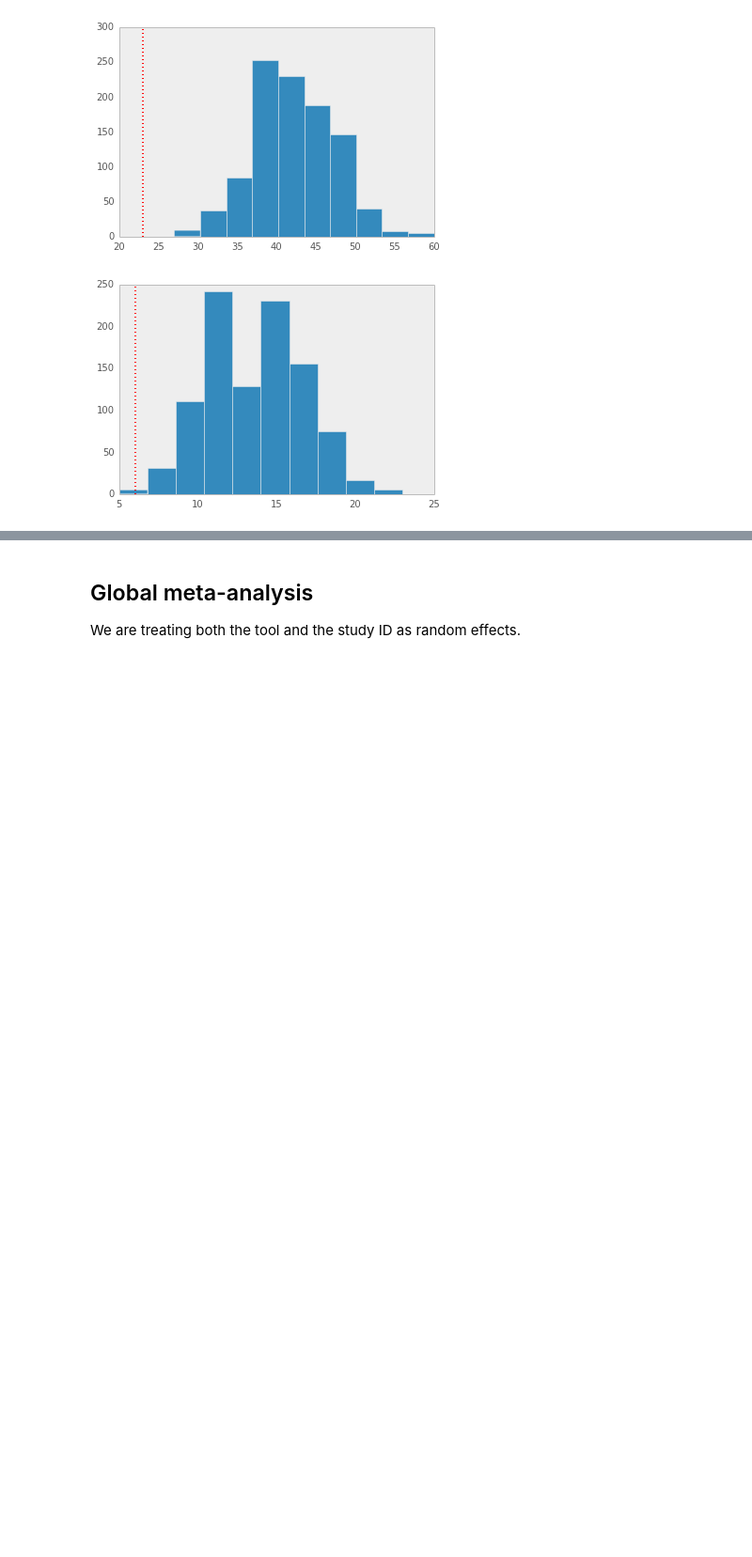
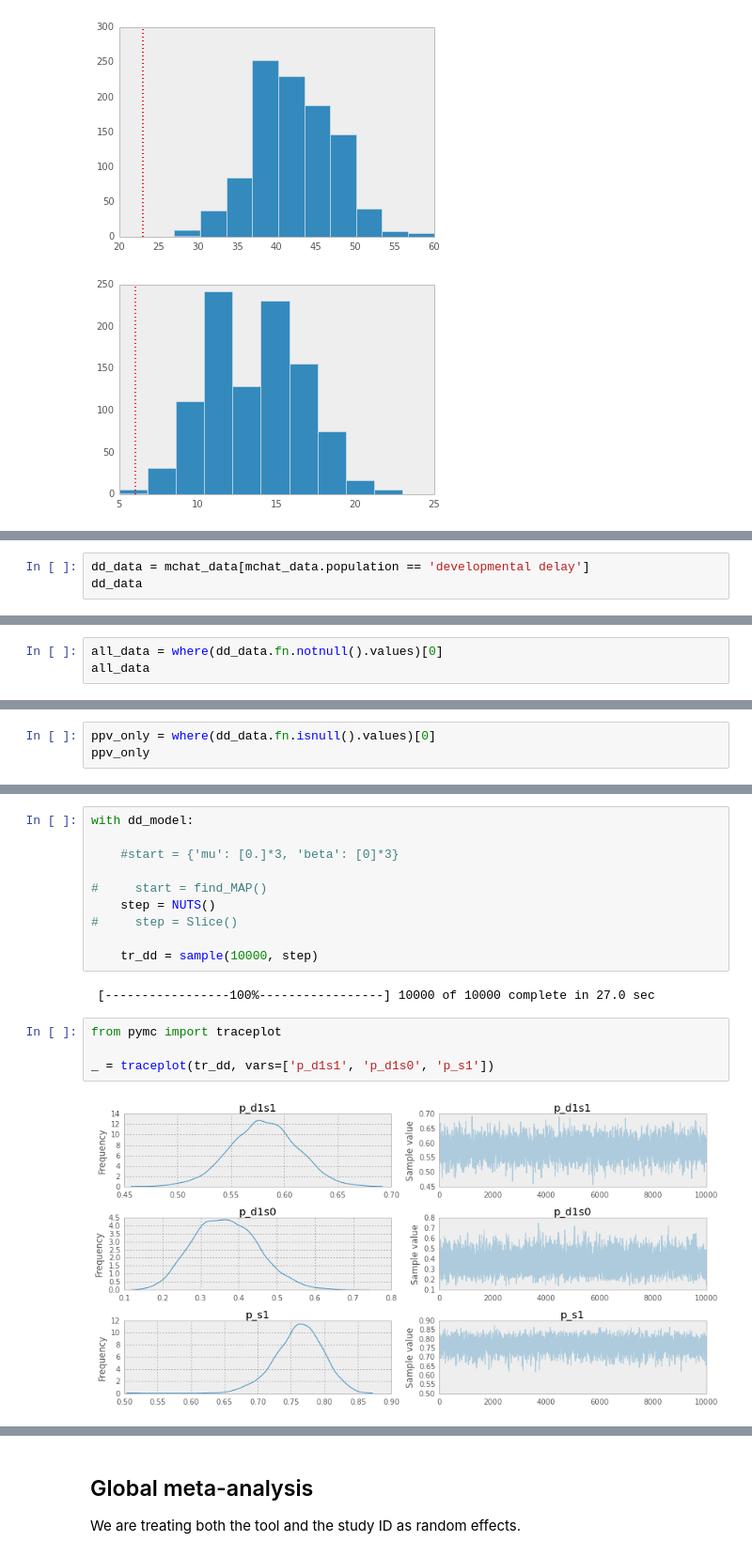
Before and after one commit to fonnesbeck/autism_screening, a Jupyter notebook: Autism Screening Meta-analysis.ipynb, the cells around one changed output, grey strips where cells are left out. Shown at 94% size. Saved outputs shown, nothing was run; the diff lists cells and outputs as text; blank space fills up the shorter version.

Commit message:
Dec 6 model state

```diff
--- a/Autism Screening Meta-analysis.ipynb
+++ b/Autism Screening Meta-analysis.ipynb
@@ -367,0 +374,3 @@ for i,d in enumerate(ppv_only):
+# %%
+dd_data = mchat_data[mchat_data.population == 'developmental delay']
+dd_data
@@ -367,0 +395,3 @@ for i,d in enumerate(ppv_only):
+# %%
+all_data = where(dd_data.fn.notnull().values)[0]
+all_data
@@ -367,0 +400,3 @@ for i,d in enumerate(ppv_only):
+# %%
+ppv_only = where(dd_data.fn.isnull().values)[0]
+ppv_only
@@ -367,0 +469,18 @@ for i,d in enumerate(ppv_only):
+# %%
+with dd_model:
+
+    #start = {'mu': [0.]*3, 'beta': [0]*3}
+
+#     start = find_MAP()
+    step = NUTS()
+#     step = Slice()
+
+    tr_dd = sample(10000, step)
+# %% [output]
+ [-----------------100%-----------------] 10000 of 10000 complete in 27.0 sec
+# %%
+from pymc import traceplot
+
+_ = traceplot(tr_dd, vars=['p_d1s1', 'p_d1s0', 'p_s1'])
+# %% [output]
+[figure, added]
```
Also changed, not shown: parts of 45 cells of this notebook.
